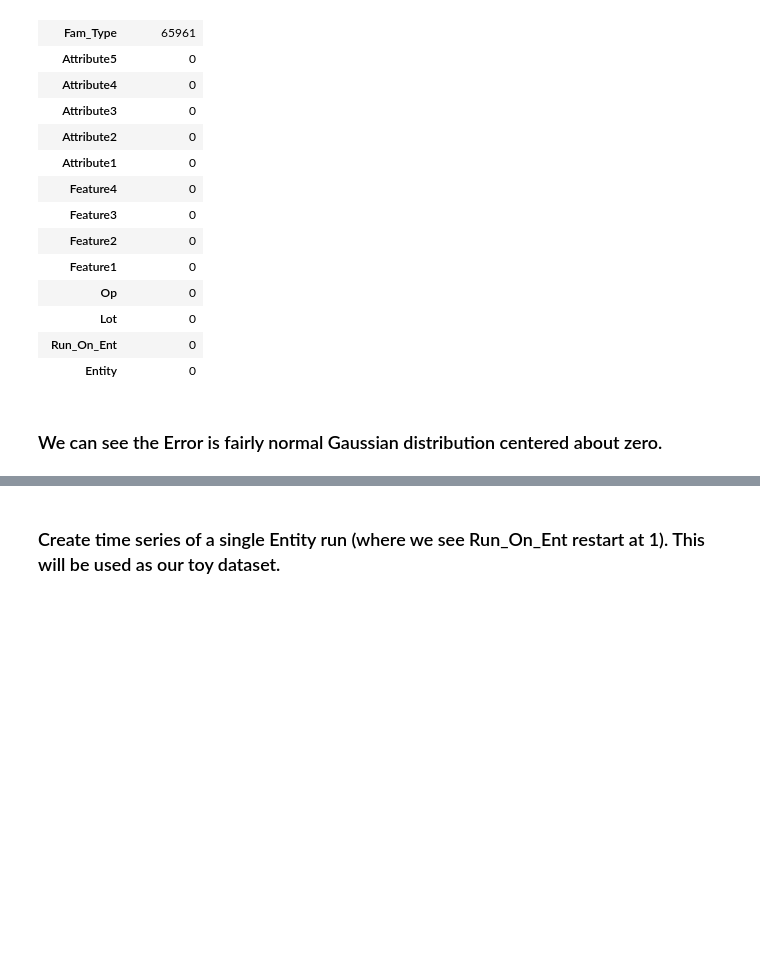
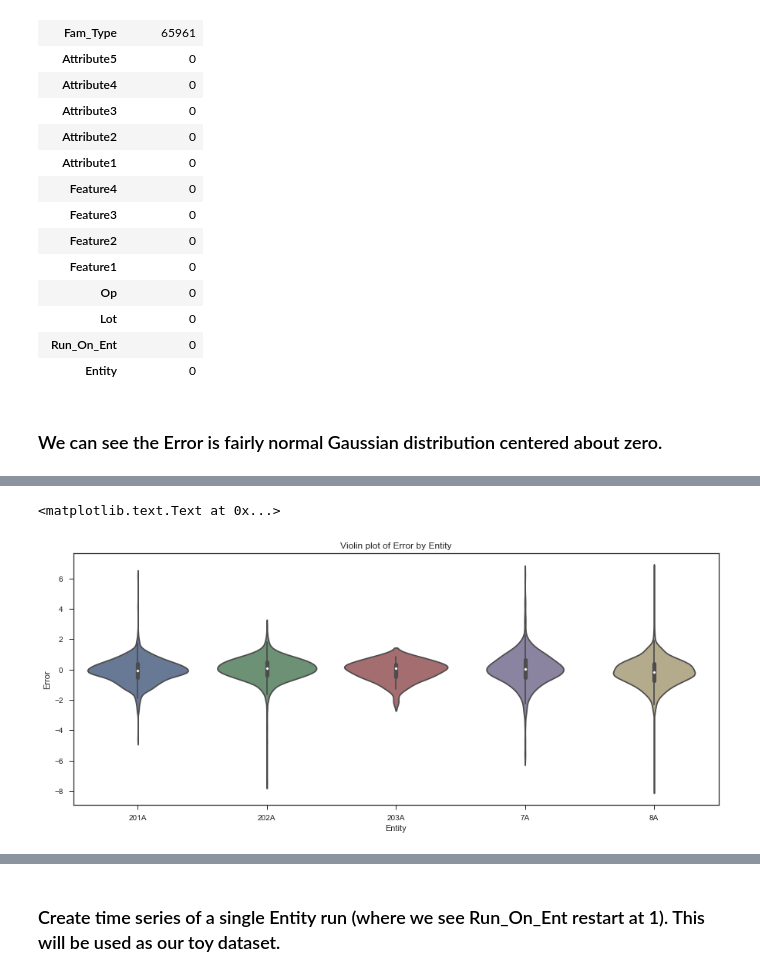
Before and after one commit to austinbock/project1, a Jupyter notebook: Capstone1 Data Investigation.ipynb, the cells around one changed output, grey strips where cells are left out. Saved outputs shown, nothing was run; the diff lists cells and outputs as text; code cells hidden in the pictures; blank space fills up the shorter version.

```diff
--- a/Capstone1 Data Investigation.ipynb
+++ b/Capstone1 Data Investigation.ipynb
@@ -139,0 +122,7 @@ sns.kdeplot(data.Error.dropna(), shade = True)
+# %%
+plt.figure(figsize=(15,6))
+sns.violinplot(x = 'Entity', y = 'Error', data = datacompare)
+plt.title('Violin plot of Error by Entity')
+# %% [output]
+<matplotlib.text.Text at 0x...>
+[figure, added]
```
Also changed, not shown: parts of 11 cells of this notebook.
